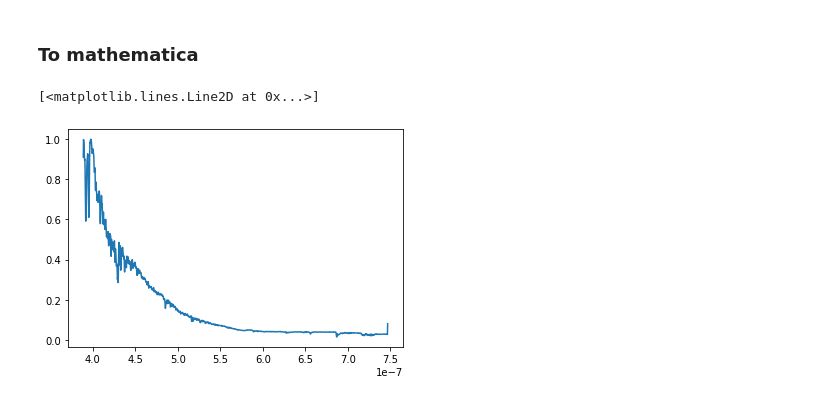
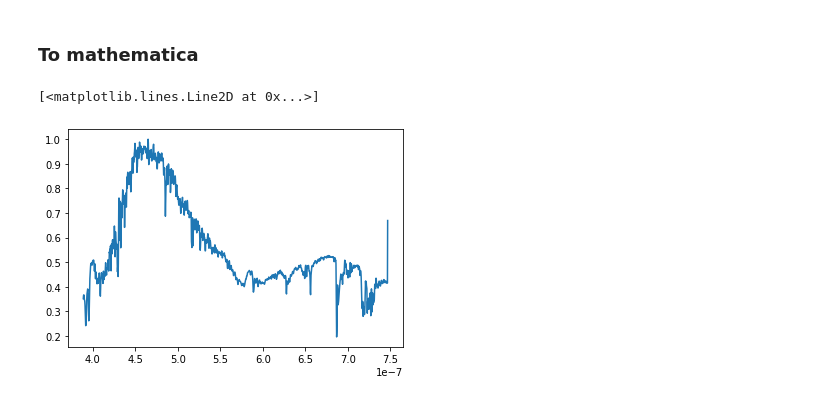
Before and after one commit to Yousousen/solar_physics, a Jupyter notebook: scripts/spectrum.ipynb, the cells around one changed output. Cells and saved outputs as stored; diff of their text form; code cells hidden in the pictures.

```diff
--- a/scripts/spectrum.ipynb
+++ b/scripts/spectrum.ipynb
@@ -645,5 +661,5 @@ df.to_csv("../data/to_fit2.csv")
 # %%
-plt.plot(wavelengths, spectrum_8dec_with_coeff / np.max(spectrum_8dec_with_coeff))
+plt.plot(wavelengths, rayleigh_spectrum / np.max(rayleigh_spectrum))
 # %% [output]
 [<matplotlib.lines.Line2D at 0x...>]
-[figure, old version]
+[figure, new version]
```
Also changed, not shown: parts of 6 cells of this notebook, 3 other files.
